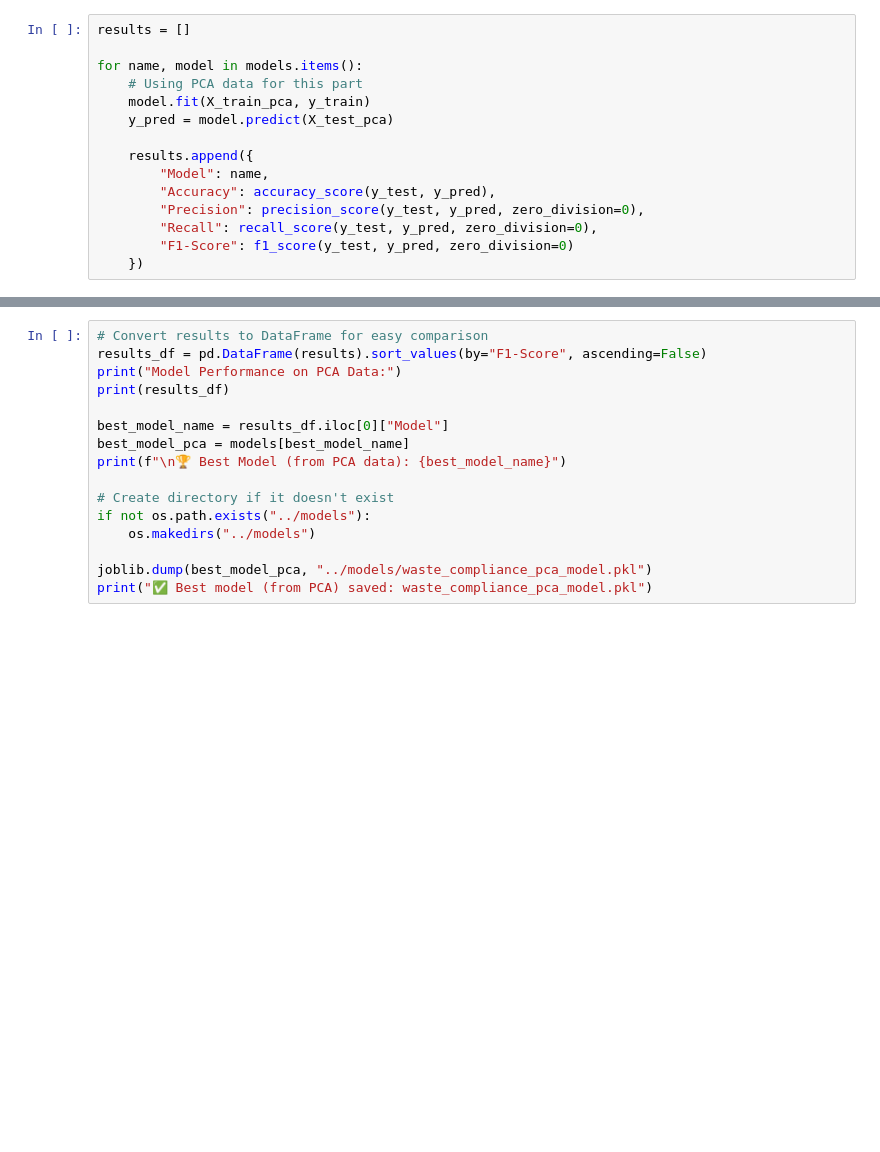
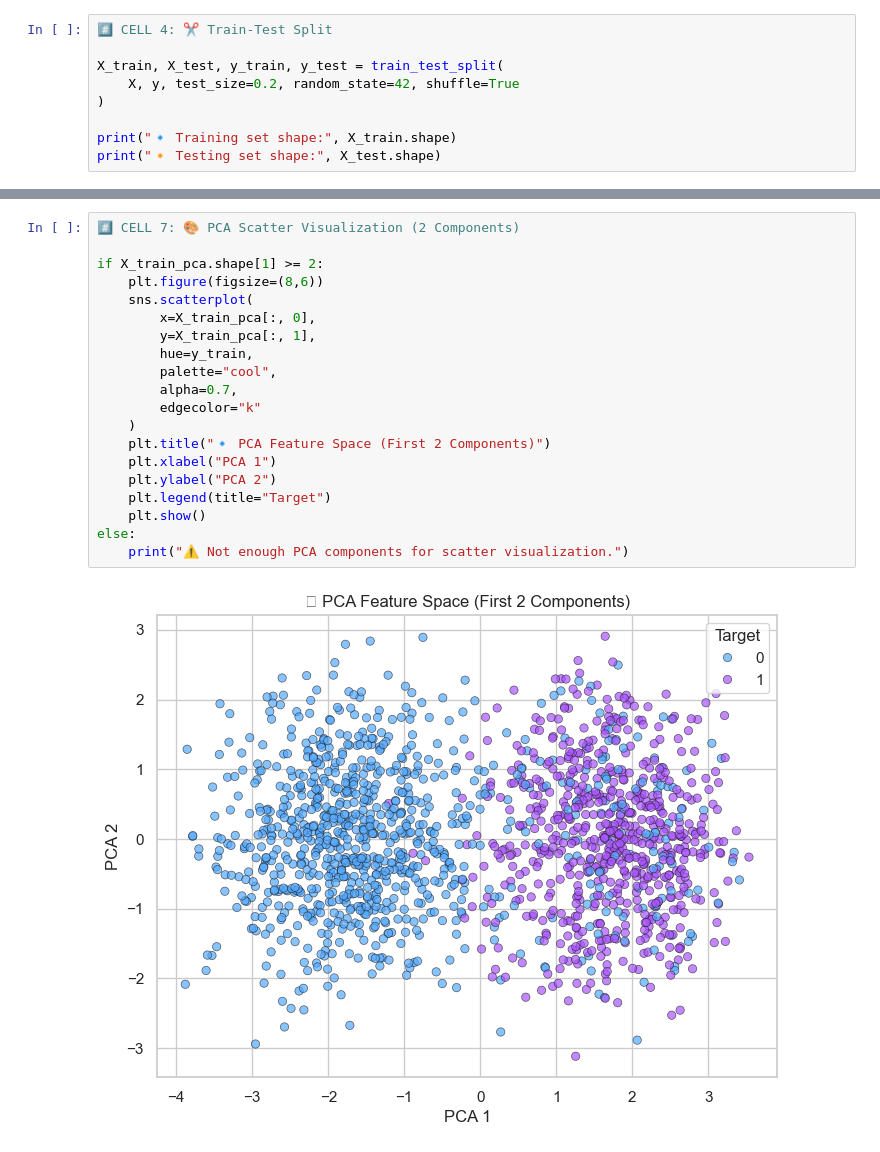
Before and after one commit to Shankar-CSE/Industrial-Waste-Compliance-Detector, a Jupyter notebook: Training_model/training.ipynb, the cells around one changed output, grey strips where cells are left out. Saved outputs shown, nothing was run; the diff lists cells and outputs as text; blank space fills up the shorter version.

Commit message:
create run.bat added visuals graphs updated output in ui

```diff
--- a/Training_model/training.ipynb
+++ b/Training_model/training.ipynb
@@ -48,15 +61,9 @@ models = {
 # %%
-results = []
+#️⃣ CELL 4: ✂️ Train-Test Split
 
-for name, model in models.items():
-    # Using PCA data for this part
-    model.fit(X_train_pca, y_train)
-    y_pred = model.predict(X_test_pca)
+X_train, X_test, y_train, y_test = train_test_split(
+    X, y, test_size=0.2, random_state=42, shuffle=True
+)
 
-    results.append({
-        "Model": name,
-        "Accuracy": accuracy_score(y_test, y_pred),
-        "Precision": precision_score(y_test, y_pred, zero_division=0),
-        "Recall": recall_score(y_test, y_pred, zero_division=0),
-        "F1-Score": f1_score(y_test, y_pred, zero_division=0)
-    })
+print("🔹 Training set shape:", X_train.shape)
+print("🔸 Testing set shape:", X_test.shape)
@@ -63,17 +95,23 @@ for name, model in models.items():
 # %%
-# Convert results to DataFrame for easy comparison
-results_df = pd.DataFrame(results).sort_values(by="F1-Score", ascending=False)
-print("Model Performance on PCA Data:")
-print(results_df)
+#️⃣ CELL 7: 🎨 PCA Scatter Visualization (2 Components)
 
-best_model_name = results_df.iloc[0]["Model"]
-best_model_pca = models[best_model_name]
-print(f"\n🏆 Best Model (from PCA data): {best_model_name}")
-
-# Create directory if it doesn't exist
-if not os.path.exists("../models"):
-    os.makedirs("../models")
-
-joblib.dump(best_model_pca, "../models/waste_compliance_pca_model.pkl")
-print("✅ Best model (from PCA) saved: waste_compliance_pca_model.pkl")
+if X_train_pca.shape[1] >= 2:
+    plt.figure(figsize=(8,6))
+    sns.scatterplot(
+        x=X_train_pca[:, 0],
+        y=X_train_pca[:, 1],
+        hue=y_train,
+        palette="cool",
+        alpha=0.7,
+        edgecolor="k"
+    )
+    plt.title("🔹 PCA Feature Space (First 2 Components)")
+    plt.xlabel("PCA 1")
+    plt.ylabel("PCA 2")
+    plt.legend(title="Target")
+    plt.show()
+else:
+    print("⚠️ Not enough PCA components for scatter visualization.")
+# %% [output]
+[figure, added]
 # %%
```
Also changed, not shown: parts of 14 cells of this notebook, 6 other files.
